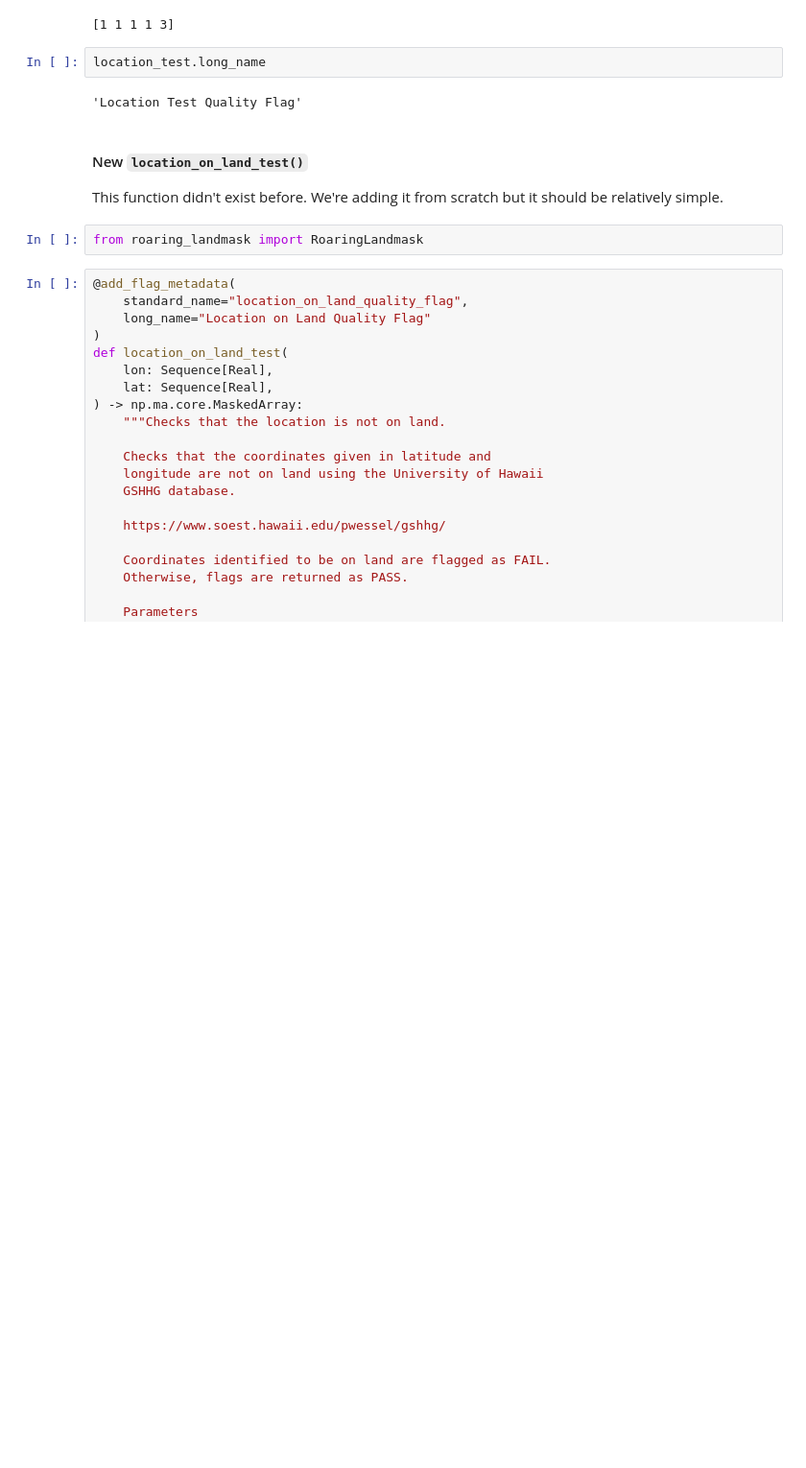
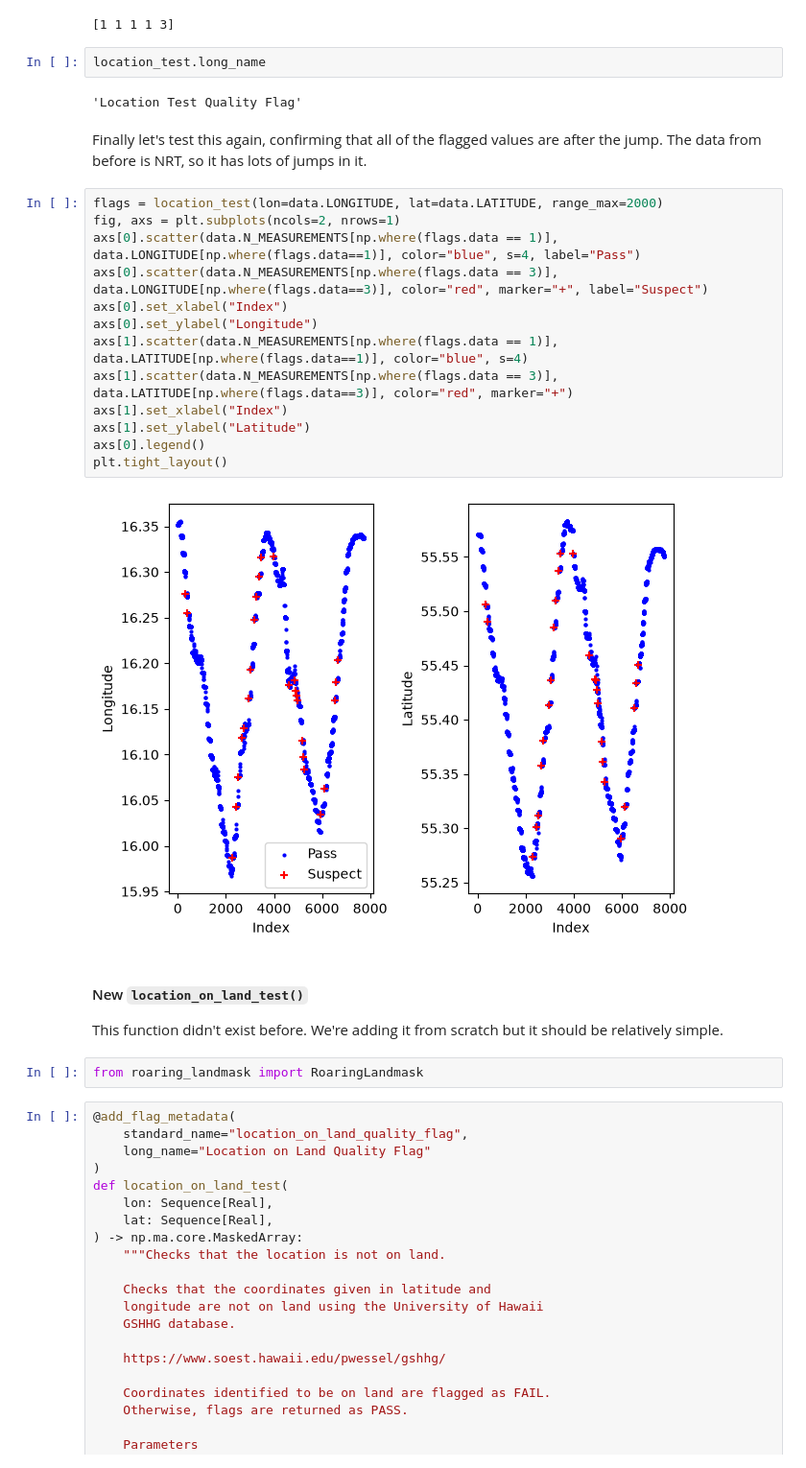
Before and after one commit to Klankers/mau_gsoc_qartod, a Jupyter notebook: deliverable_2.ipynb, the cells around one changed output. Shown at 96% size. Saved outputs shown, nothing was run; the diff lists cells and outputs as text; blank space fills up the shorter version.

```diff
--- a/deliverable_2.ipynb
+++ b/deliverable_2.ipynb
@@ -3542,6 +3621,23 @@ print(flags)
 location_test.long_name
 # %% [output]
 'Location Test Quality Flag'
+# %% [markdown]
+Finally let's test this again, confirming that all of the flagged values are after the jump. The data from before is NRT, so it has lots of jumps in it.
+# %%
+flags = location_test(lon=data.LONGITUDE, lat=data.LATITUDE, range_max=2000)
+fig, axs = plt.subplots(ncols=2, nrows=1)
+axs[0].scatter(data.N_MEASUREMENTS[np.where(flags.data == 1)], data.LONGITUDE[np.where(flags.data==1)], color="blue", s=4, label="Pass")
+axs[0].scatter(data.N_MEASUREMENTS[np.where(flags.data == 3)], data.LONGITUDE[np.where(flags.data==3)], color="red", marker="+", label="Suspect")
+axs[0].set_xlabel("Index")
+axs[0].set_ylabel("Longitude")
+axs[1].scatter(data.N_MEASUREMENTS[np.where(flags.data == 1)], data.LATITUDE[np.where(flags.data==1)], color="blue", s=4)
+axs[1].scatter(data.N_MEASUREMENTS[np.where(flags.data == 3)], data.LATITUDE[np.where(flags.data==3)], color="red", marker="+")
+axs[1].set_xlabel("Index")
+axs[1].set_ylabel("Latitude")
+axs[0].legend()
+plt.tight_layout()
+# %% [output]
+[figure, added]
 # %% [markdown]
 #### New `location_on_land_test()`
 This function didn't exist before. We're adding it from scratch but it should be relatively simple.
```
Also changed, not shown: parts of 26 cells of this notebook, 1 other file.
